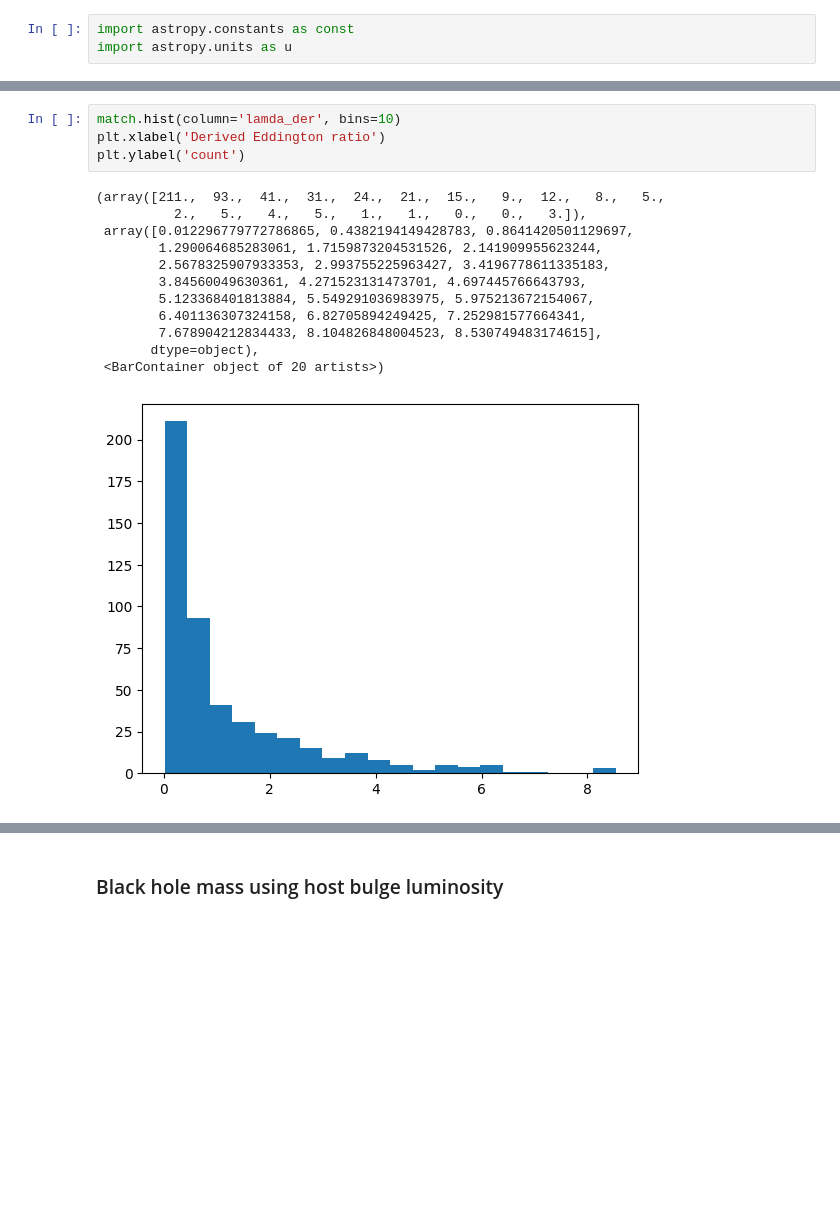
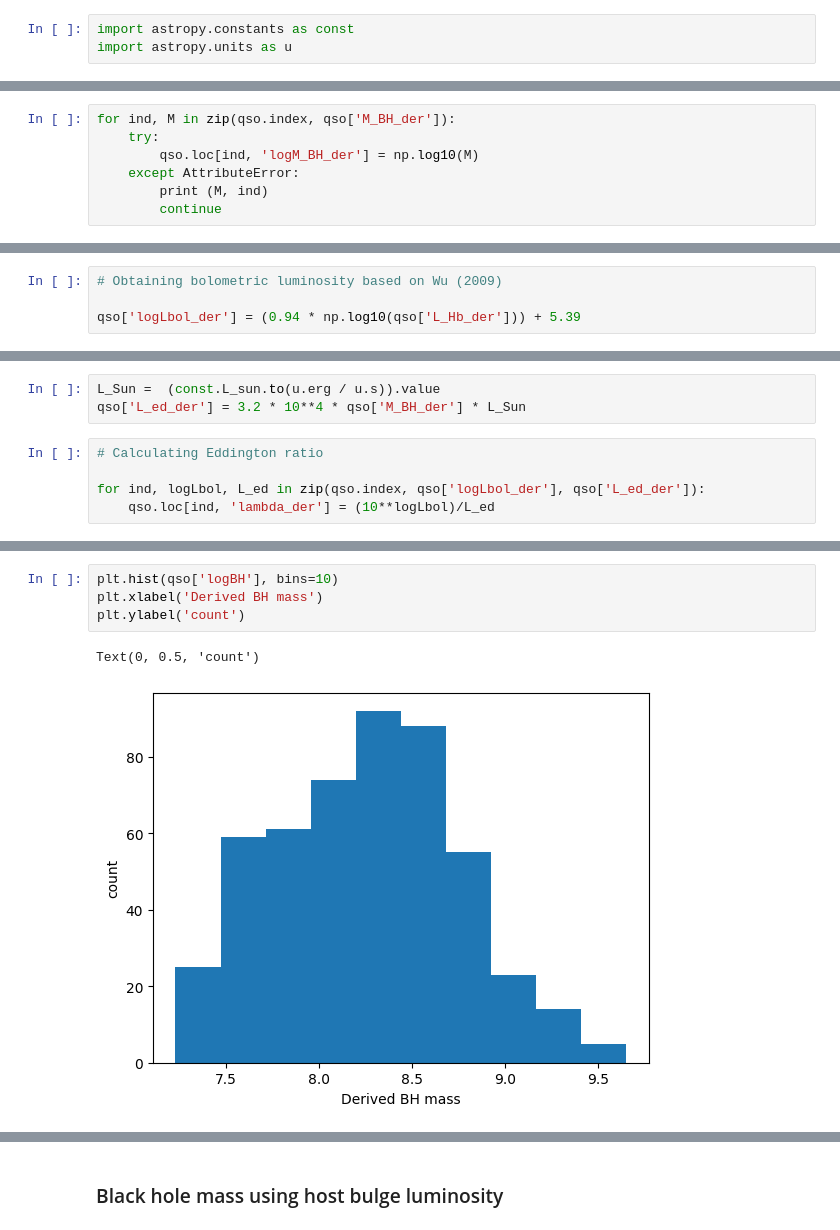
Before and after one commit to ridha-mm/intro-agn, a Jupyter notebook: tutorial4/tutorial4.ipynb, the cells around one changed output, grey strips where cells are left out. Drawn from its saved outputs; the diff is of its cells as text; blank space fills up the shorter version.

Commit message:
resolve UnitConversionError tutorial4

```diff
--- a/tutorial4/tutorial4.ipynb
+++ b/tutorial4/tutorial4.ipynb
@@ -179,0 +232,7 @@ match['M_BH_der'] = 2.4 * 10**6 * (match['L_Hb_der']/10**42)**0.59 * (match['FWH
+# %%
+for ind, M in zip(qso.index, qso['M_BH_der']):
+    try:
+        qso.loc[ind, 'logM_BH_der'] = np.log10(M)
+    except AttributeError:
+        print (M, ind)
+        continue
@@ -179,0 +251,4 @@ match['M_BH_der'] = 2.4 * 10**6 * (match['L_Hb_der']/10**42)**0.59 * (match['FWH
+# %%
+# Obtaining bolometric luminosity based on Wu (2009)
+
+qso['logLbol_der'] = (0.94 * np.log10(qso['L_Hb_der'])) + 5.39
@@ -179,0 +267,8 @@ match['M_BH_der'] = 2.4 * 10**6 * (match['L_Hb_der']/10**42)**0.59 * (match['FWH
+# %%
+L_Sun =  (const.L_sun.to(u.erg / u.s)).value
+qso['L_ed_der'] = 3.2 * 10**4 * qso['M_BH_der'] * L_Sun
+# %%
+# Calculating Eddington ratio
+
+for ind, logLbol, L_ed in zip(qso.index, qso['logLbol_der'], qso['L_ed_der']):
+    qso.loc[ind, 'lambda_der'] = (10**logLbol)/L_ed
@@ -206,17 +298,7 @@ match['lambda_der'] = (10**match['logLbol_der']* u.erg/u.s)/match['L_ed']
 # %%
-match.hist(column='lamda_der', bins=10)
-plt.xlabel('Derived Eddington ratio')
+plt.hist(qso['logBH'], bins=10)
+plt.xlabel('Derived BH mass')
 plt.ylabel('count')
 # %% [output]
-(array([211.,  93.,  41.,  31.,  24.,  21.,  15.,   9.,  12.,   8.,   5.,
-          2.,   5.,   4.,   5.,   1.,   1.,   0.,   0.,   3.]),
- array([0.012296779772786865, 0.4382194149428783, 0.8641420501129697,
-        1.290064685283061, 1.7159873204531526, 2.141909955623244,
-        2.5678325907933353, 2.993755225963427, 3.4196778611335183,
-        3.84560049630361, 4.271523131473701, 4.697445766643793,
-        5.123368401813884, 5.549291036983975, 5.975213672154067,
-        6.401136307324158, 6.82705894249425, 7.252981577664341,
-        7.678904212834433, 8.104826848004523, 8.530749483174615],
-       dtype=object),
- <BarContainer object of 20 artists>)
+Text(0, 0.5, 'count')
-[figure, old version]
+[figure, new version]
```
Also changed, not shown: parts of 37 cells of this notebook, 1 other file.
